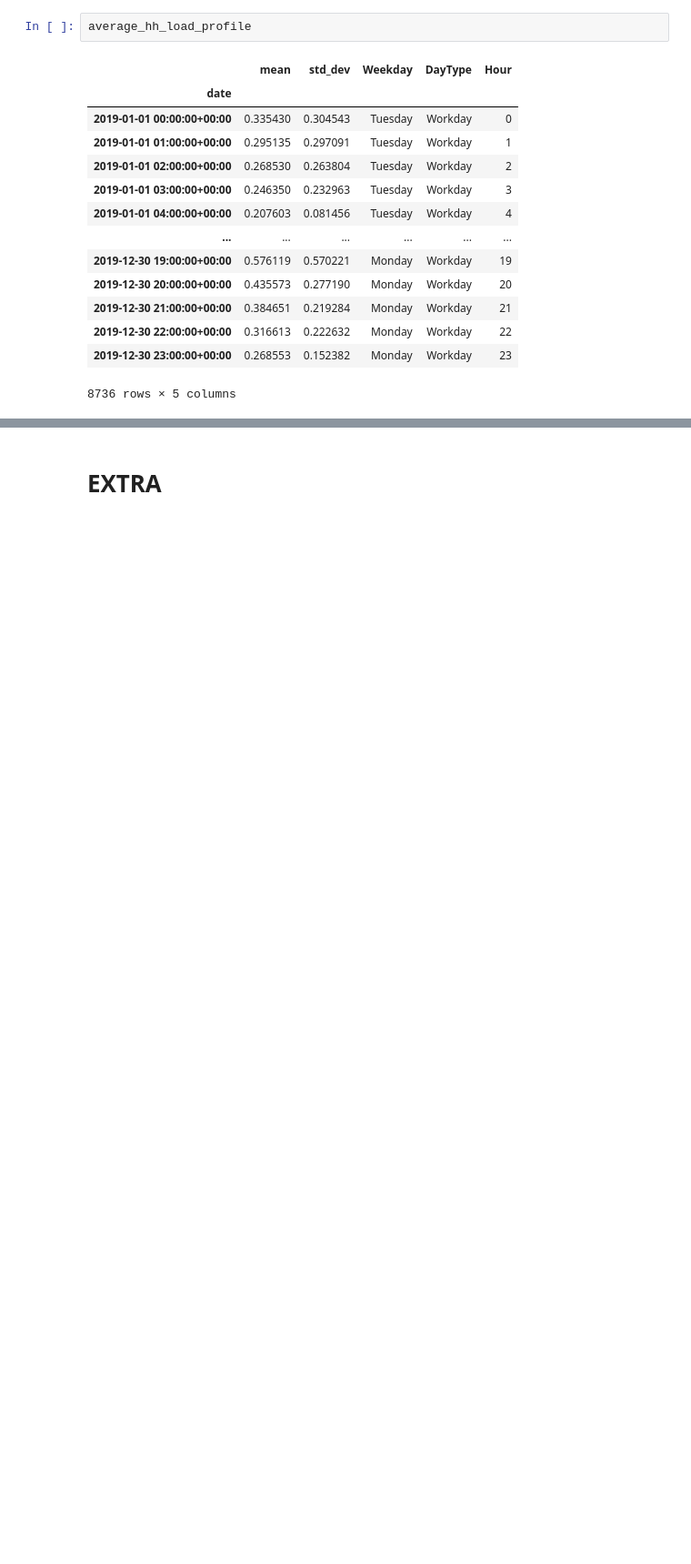
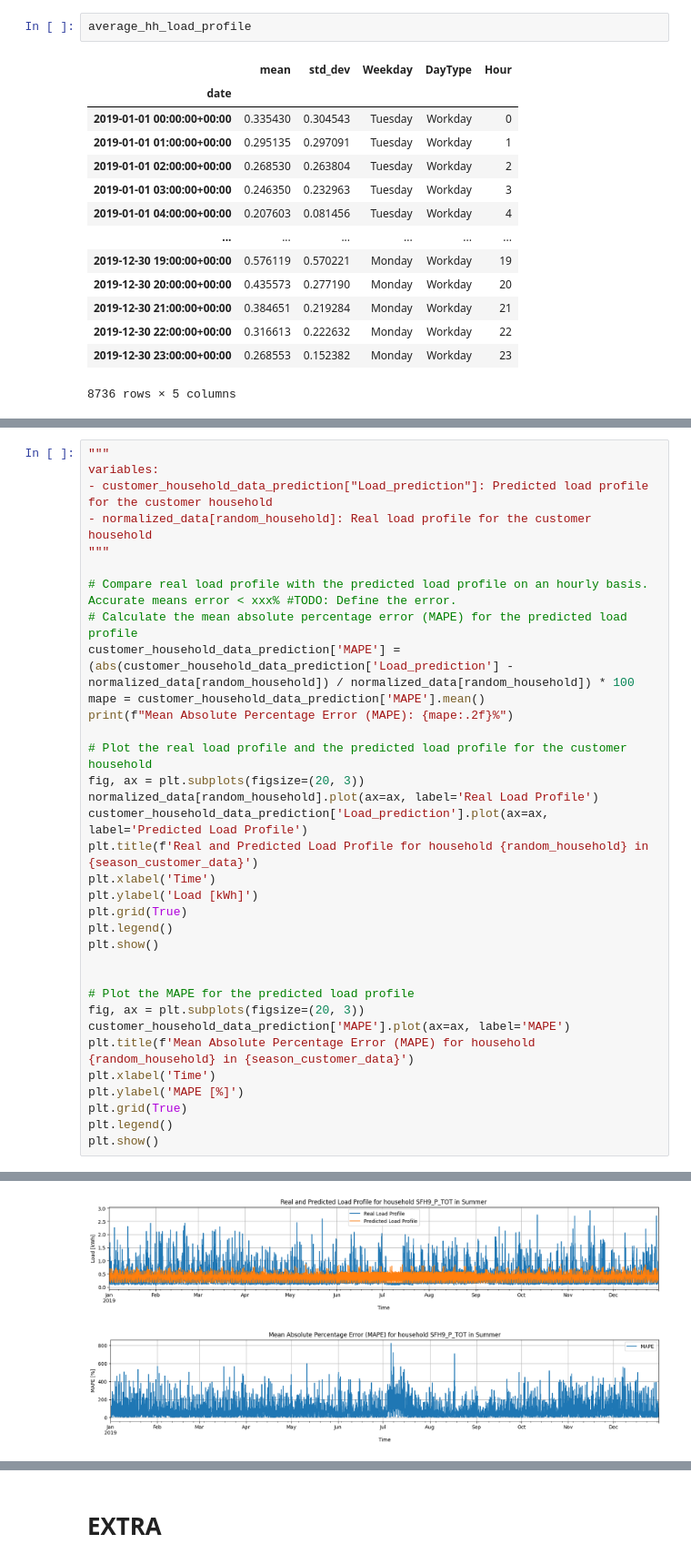
Before and after one commit to reschol/wattWise, a Jupyter notebook: load_profile_prediciton.ipynb, the cells around one changed output, grey strips where cells are left out. Shown at 91% size. Cells and saved outputs as stored; diff of their text form; blank space fills up the shorter version.

```diff
--- a/load_profile_prediciton.ipynb
+++ b/load_profile_prediciton.ipynb
@@ -683,0 +690,35 @@ plt.show()
+# %%
+"""
+variables:
+- customer_household_data_prediction["Load_prediction"]: Predicted load profile for the customer household
+- normalized_data[random_household]: Real load profile for the customer household
+"""
+
+# Compare real load profile with the predicted load profile on an hourly basis. Accurate means error < xxx% #TODO: Define the error.
+# Calculate the mean absolute percentage error (MAPE) for the predicted load profile
+customer_household_data_prediction['MAPE'] = (abs(customer_household_data_prediction['Load_prediction'] - normalized_data[random_household]) / normalized_data[random_household]) * 100
+mape = customer_household_data_prediction['MAPE'].mean()
+print(f"Mean Absolute Percentage Error (MAPE): {mape:.2f}%")
+
+# Plot the real load profile and the predicted load profile for the customer household
+fig, ax = plt.subplots(figsize=(20, 3))
+normalized_data[random_household].plot(ax=ax, label='Real Load Profile')
+customer_household_data_prediction['Load_prediction'].plot(ax=ax, label='Predicted Load Profile')
+plt.title(f'Real and Predicted Load Profile for household {random_household} in {season_customer_data}')
+plt.xlabel('Time')
+plt.ylabel('Load [kWh]')
+plt.grid(True)
+plt.legend()
+plt.show()
+
+
+# Plot the MAPE for the predicted load profile
+fig, ax = plt.subplots(figsize=(20, 3))
+customer_household_data_prediction['MAPE'].plot(ax=ax, label='MAPE')
+plt.title(f'Mean Absolute Percentage Error (MAPE) for household {random_household} in {season_customer_data}')
+plt.xlabel('Time')
+plt.ylabel('MAPE [%]')
+plt.grid(True)
+plt.legend()
+plt.show()
+# %% [output]
@@ -683,0 +742,2 @@ plt.show()
+[figure, added]
+[figure, added]
```
Also changed, not shown: parts of 9 cells of this notebook.
